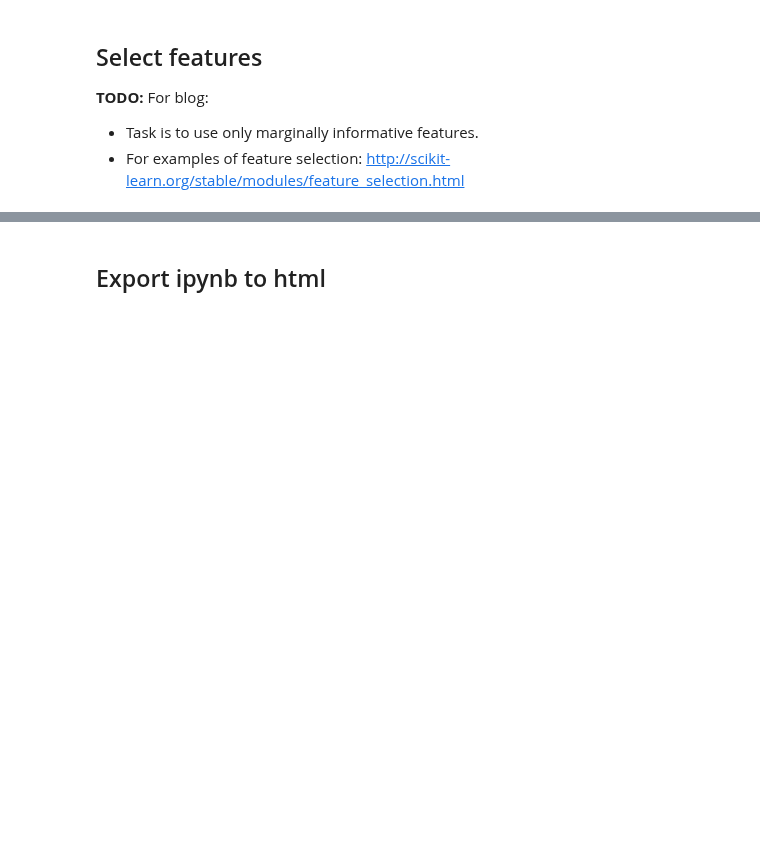
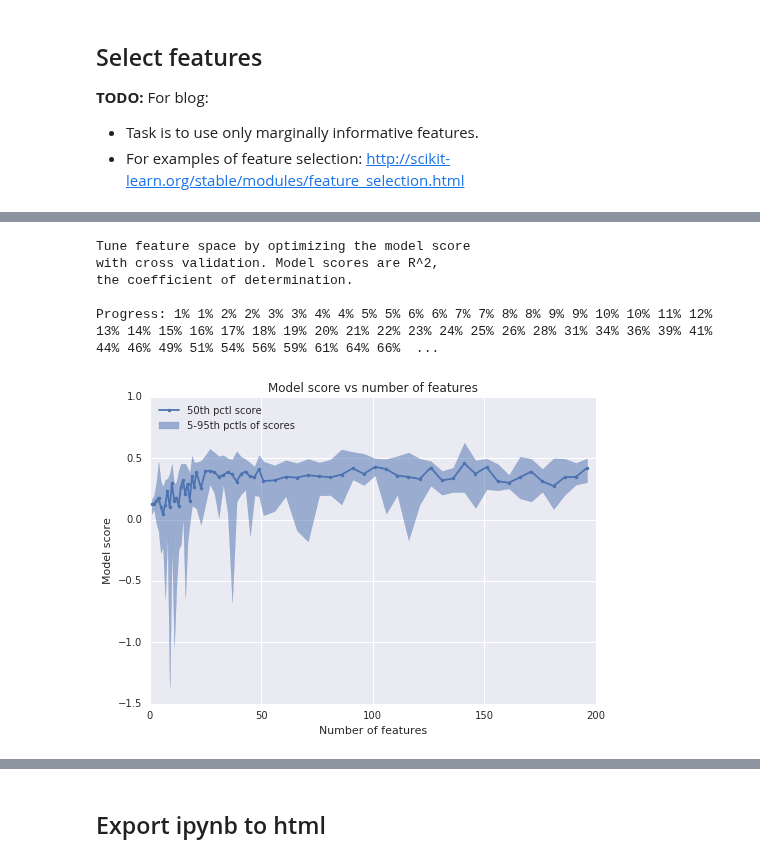
Before and after one commit to stharrold/stharrold.github.io, a Jupyter notebook: content/static/20160221-predict-household-income-from-census/20160221-predict-household-income-from-census.ipynb, the cells around one changed output, grey strips where cells are left out. Saved outputs shown, nothing was run; the diff lists cells and outputs as text; code cells hidden in the pictures; blank space fills up the shorter version.

Commit message:
20160221...md: finished model prototype, ref #36

```diff
--- a/content/static/20160221-predict-household-income-from-census/20160221-predict-household-income-from-census.ipynb
+++ b/content/static/20160221-predict-household-income-from-census/20160221-predict-household-income-from-census.ipynb
@@ -1050,0 +854,63 @@ Time elapsed (sec) = 7.6
+# %%
+print("""Tune feature space by optimizing the model score
+with cross validation. Model scores are R^2,
+the coefficient of determination.
+""")
+time_start = time.perf_counter()
+
+print("Progress:", end=' ')
+size_data = len(df_features3)
+size_sub = int(1e3)
+frac_test = 0.2
+replace = False
+n_scores = 10
+estimator = sk_ens.ExtraTreesRegressor(n_estimators=10, n_jobs=-1)
+nftrs_scores = list()
+idxs = itertools.chain(range(0, 20), range(20, 50, 2), range(50, len(important_features), 5))
+for idx in idxs:
+    n_ftrs = idx+1
+    ftrs = important_features[:n_ftrs]
+    scores = list()
+    for _ in range(0, n_scores):
+        idxs_sub = np.random.choice(a=size_data, size=size_sub, replace=replace)
+        (ftrs_train, ftrs_test,
+         trg_train, trg_test,
+         pwt_train, pwt_test) = sk_cv.train_test_split(
+            df_features3[ftrs].values[idxs_sub], ds_target.values[idxs_sub],
+            ds_pweight.values[idxs_sub], test_size=frac_test)
+        estimator.fit(X=ftrs_train, y=trg_train, sample_weight=pwt_train)
+        scores.append(estimator.score(
+                X=ftrs_test, y=trg_test, sample_weight=pwt_test))
+    nftrs_scores.append([n_ftrs, scores])
+    if idx % 10 == 0:
+        print("{frac:.0%}".format(frac=(idx+1)/len(important_features)), end=' ')
+print('\n')
+
+nftrs_pctls = np.asarray(
+    [np.append(tup[0], np.percentile(tup[1], q=[5,50,95]))
+     for tup in nftrs_scores])
+plt.plot(
+    nftrs_pctls[:, 0], nftrs_pctls[:, 2],
+    marker='.', color=sns.color_palette()[0],
+    label='50th pctl score')
+plt.fill_between(
+    nftrs_pctls[:, 0],
+    y1=nftrs_pctls[:, 1],
+    y2=nftrs_pctls[:, 3],
+    alpha=0.5, color=sns.color_palette()[0],
+    label='5-95th pctls of scores')
+plt.title("Model score vs number of features")
+plt.xlabel("Number of features")
+plt.ylabel("Model score")
+plt.legend(loc='upper left')
+plt.show()
+
+time_stop = time.perf_counter()
+print("Time elapsed (sec) = {diff:.1f}".format(diff=time_stop-time_start))
+# %% [output]
+Tune feature space by optimizing the model score
+with cross validation. Model scores are R^2,
+the coefficient of determination.
+
+Progress: 1% 1% 2% 2% 3% 3% 4% 4% 5% 5% 6% 6% 7% 7% 8% 8% 9% 9% 10% 10% 11% 12% 13% 14% 15% 16% 17% 18% 19% 20% 21% 22% 23% 24% 25% 26% 28% 31% 34% 36% 39% 41% 44% 46% 49% 51% 54% 56% 59% 61% 64% 66%  ...
+[figure, added]
```
Also changed, not shown: parts of 37 cells of this notebook.
